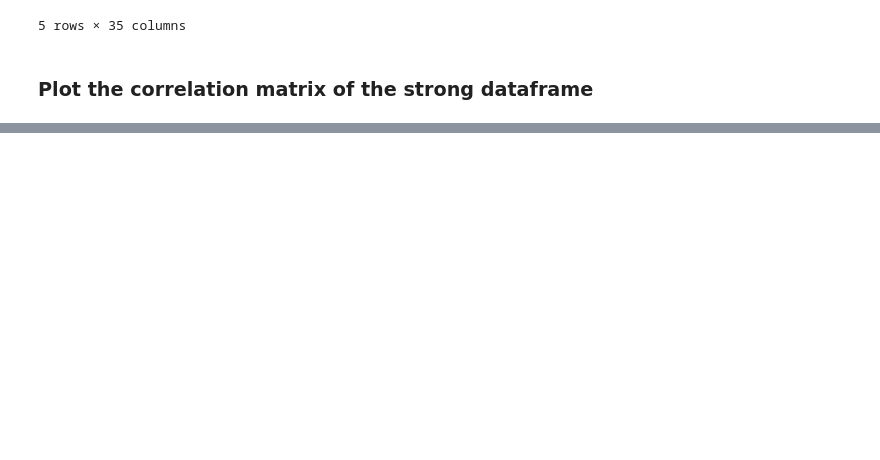
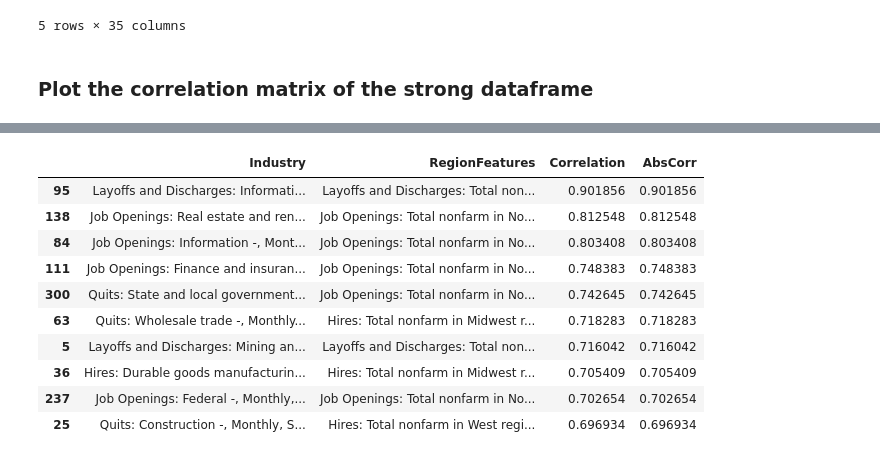
Before and after one commit to Sameer-Sethuram/SwYtch-Team-Monkey, a Jupyter notebook: feature_correlations.ipynb, the cells around one changed output, grey strips where cells are left out. Saved outputs shown, nothing was run; the diff lists cells and outputs as text; code cells hidden in the pictures; blank space fills up the shorter version.

```diff
--- a/feature_correlations.ipynb
+++ b/feature_correlations.ipynb
@@ -125,0 +167,14 @@ plt.show()
+# %%
+i_region
+# %% [output]
+|  | Industry | RegionFeatures | Correlation | AbsCorr |
+| 95 | Layoffs and Discharges: Informati... | Layoffs and Discharges: Total non... | 0.901856 | 0.901856 |
+| 138 | Job Openings: Real estate and ren... | Job Openings: Total nonfarm in No... | 0.812548 | 0.812548 |
+| 84 | Job Openings: Information -, Mont... | Job Openings: Total nonfarm in No... | 0.803408 | 0.803408 |
+| 111 | Job Openings: Finance and insuran... | Job Openings: Total nonfarm in No... | 0.748383 | 0.748383 |
+| 300 | Quits: State and local government... | Job Openings: Total nonfarm in No... | 0.742645 | 0.742645 |
+| 63 | Quits: Wholesale trade -, Monthly... | Hires: Total nonfarm in Midwest r... | 0.718283 | 0.718283 |
+| 5 | Layoffs and Discharges: Mining an... | Layoffs and Discharges: Total non... | 0.716042 | 0.716042 |
+| 36 | Hires: Durable goods manufacturin... | Hires: Total nonfarm in Midwest r... | 0.705409 | 0.705409 |
+| 237 | Job Openings: Federal -, Monthly,... | Job Openings: Total nonfarm in No... | 0.702654 | 0.702654 |
+| 25 | Quits: Construction -, Monthly, S... | Hires: Total nonfarm in West regi... | 0.696934 | 0.696934 |
```
Also changed, not shown: parts of 6 cells of this notebook.
